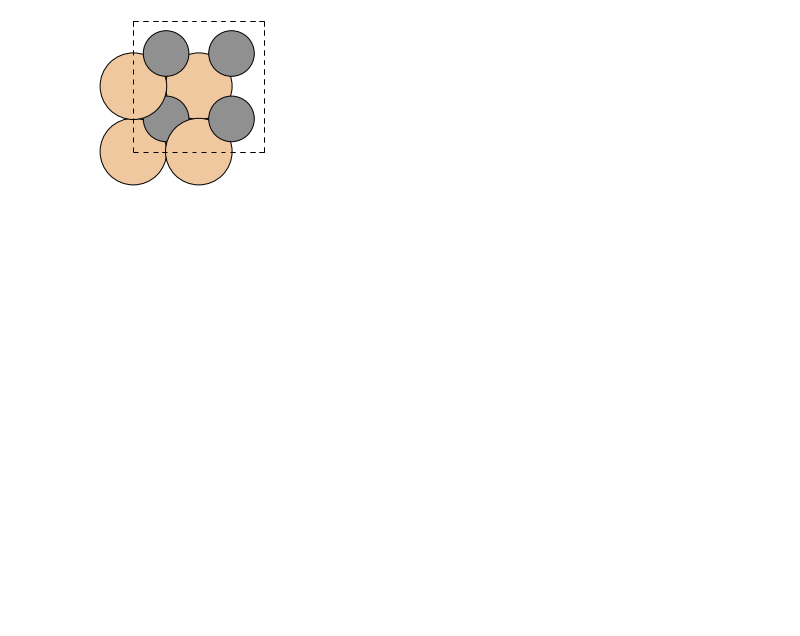
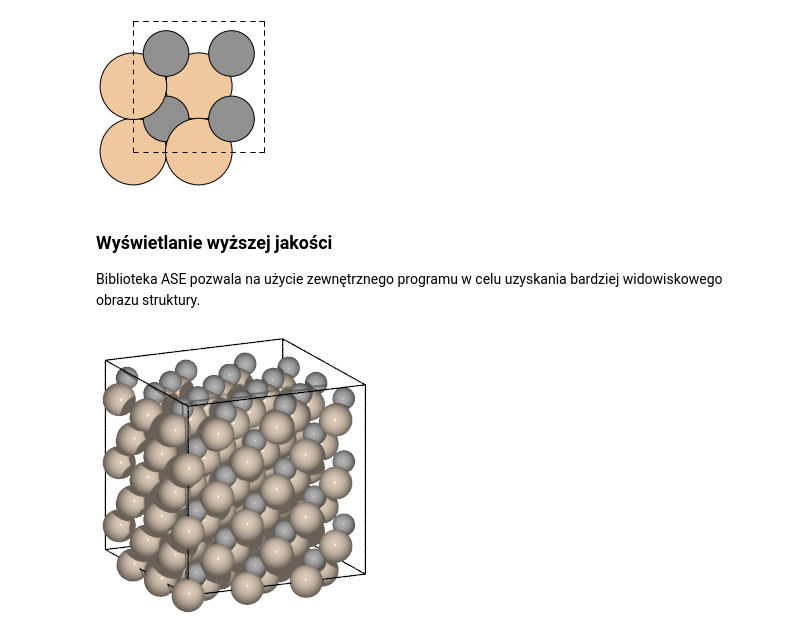
Before and after one commit to jochym/abinitio-workshop, a Jupyter notebook: notebooks/Wizualizacja.ipynb, the cells around one changed output. Saved outputs shown, nothing was run; the diff lists cells and outputs as text; code cells hidden in the pictures; blank space fills up the shorter version.

```diff
--- a/notebooks/Wizualizacja.ipynb
+++ b/notebooks/Wizualizacja.ipynb
@@ -74,3 +80,16 @@ def show_cryst(x,y,c):
     return Image(data=bytes(f.getbuffer()),format='png')
 # %% [output]
 [figure]
+# %% [markdown]
+### Wyświetlanie wyższej jakości
+
+Biblioteka ASE pozwala na użycie zewnętrznego programu w celu uzyskania bardziej
+widowiskowego obrazu struktury.
+# %%
+# Narysujmy większy fragment struktury
+# Tym razem wyświetlony z użyciem zewnętrznego programu povray
+bSiC=SiC.repeat(3)
+ase.io.write('bSiC.pov', bSiC, show_unit_cell=2, rotation='115y,15x', run_povray=True)
+Image(filename='bSiC.png')
+# %% [output]
+[figure, added]
```
Also changed, not shown: parts of 10 cells of this notebook, 1 other file.
